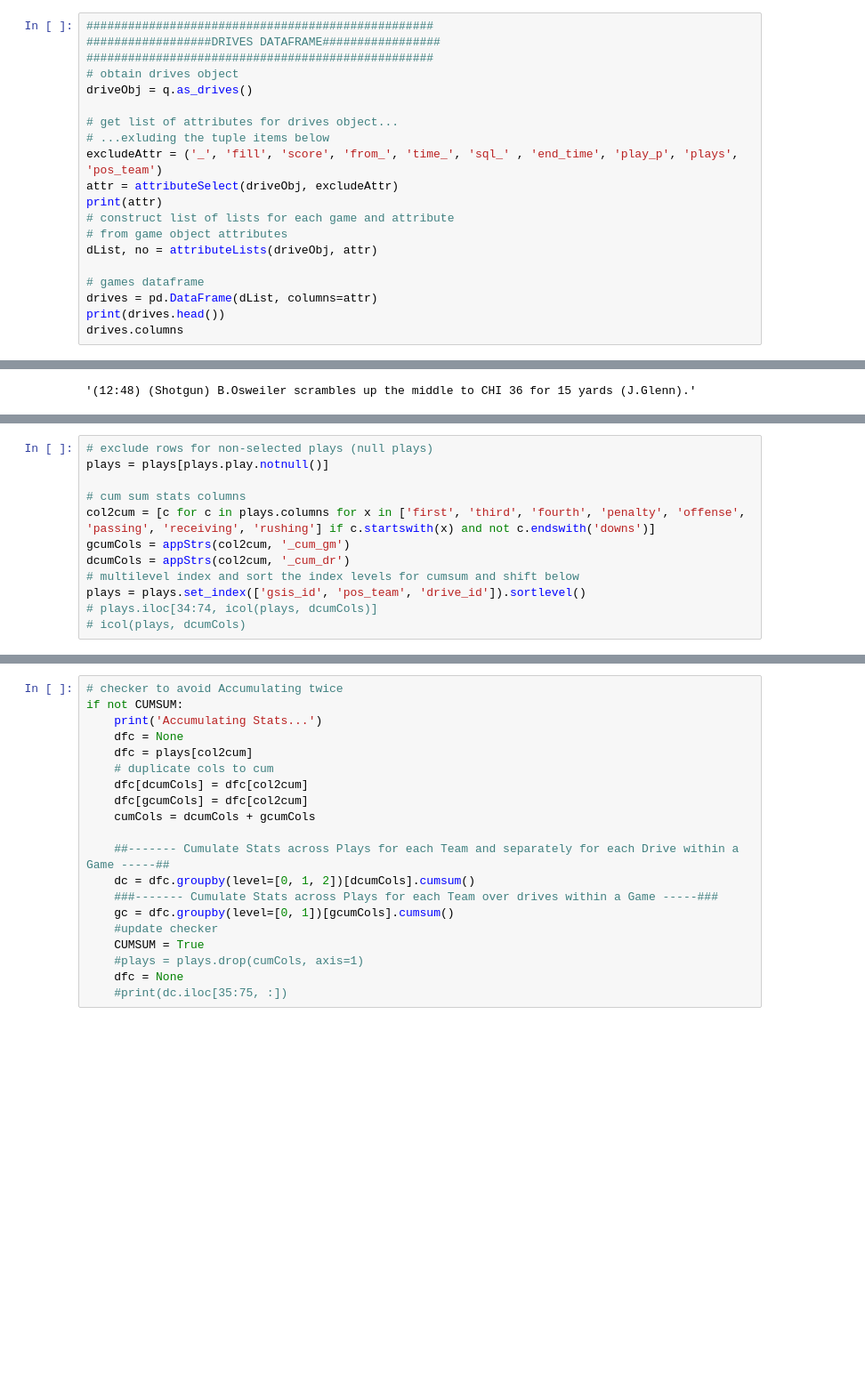
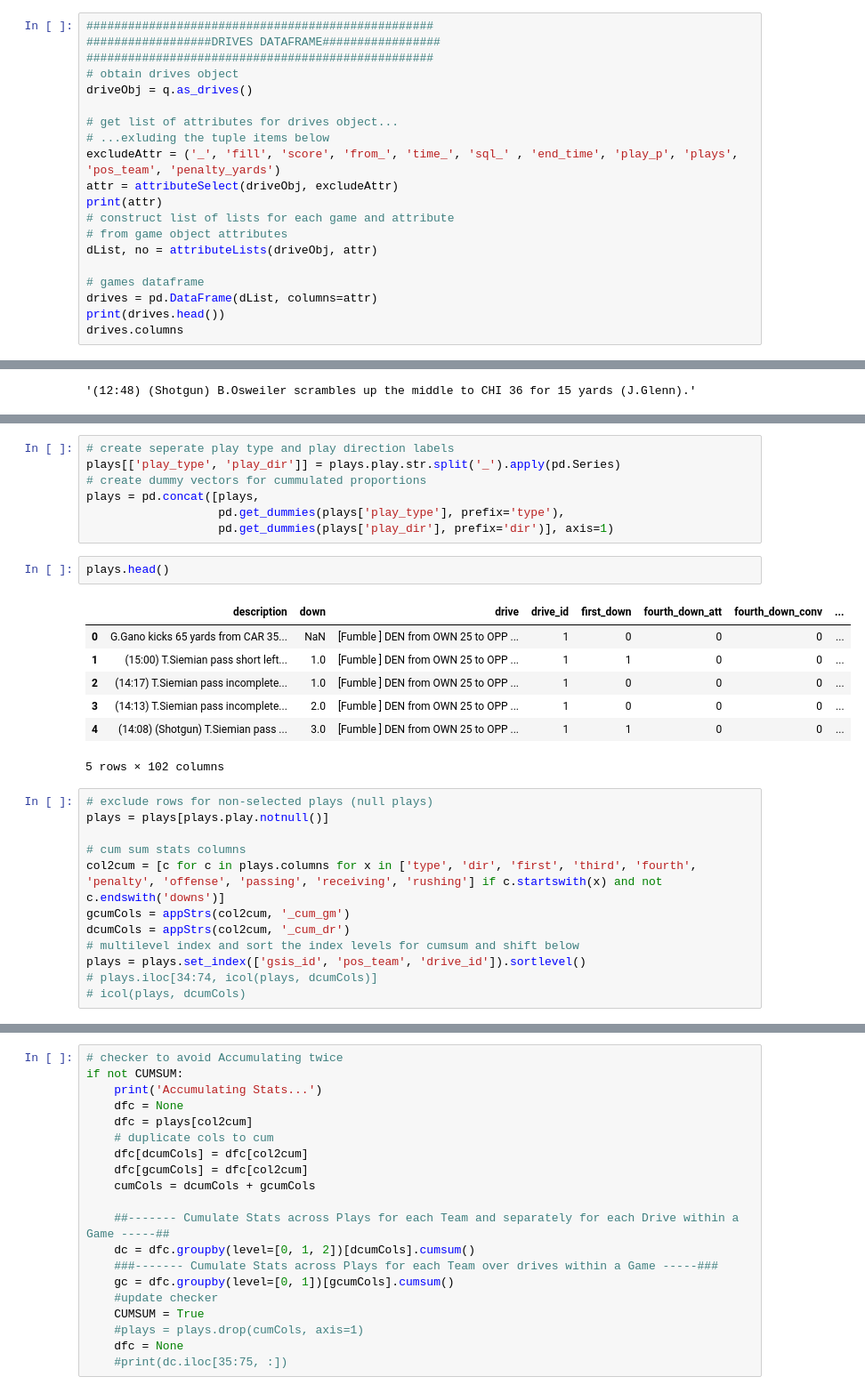
Before and after one commit to SyncingRhythms/nfl-plays-analytics, a Jupyter notebook: plays_wrangle.ipynb, the cells around one changed output, grey strips where cells are left out. Shown at 89% size. Cells and saved outputs as stored; diff of their text form; blank space fills up the shorter version.

```diff
--- a/plays_wrangle.ipynb
+++ b/plays_wrangle.ipynb
@@ -195,7 +191,7 @@ driveObj = q.as_drives()
 
 # get list of attributes for drives object...
 # ...exluding the tuple items below
-excludeAttr = ('_', 'fill', 'score', 'from_', 'time_', 'sql_' , 'end_time', 'play_p', 'plays', 'pos_team')
+excludeAttr = ('_', 'fill', 'score', 'from_', 'time_', 'sql_' , 'end_time', 'play_p', 'plays', 'pos_team', 'penalty_yards')
 attr = attributeSelect(driveObj, excludeAttr)
 print(attr)
 # construct list of lists for each game and attribute
@@ -315,10 +307,27 @@ Example of Pass with no Direction description:
 Name: description, dtype: object
+# %%
+# create seperate play type and play direction labels
+plays[['play_type', 'play_dir']] = plays.play.str.split('_').apply(pd.Series)
+# create dummy vectors for cummulated proportions
+plays = pd.concat([plays,
+                   pd.get_dummies(plays['play_type'], prefix='type'),
+                   pd.get_dummies(plays['play_dir'], prefix='dir')], axis=1)
+# %%
+plays.head()
+# %% [output]
+|  | description | down | drive | drive_id | first_down | fourth_down_att | fourth_down_conv | ... |
+| 0 | G.Gano kicks 65 yards from CAR 35... | NaN | [Fumble ] DEN from OWN 25 to OPP ... | 1 | 0 | 0 | 0 | ... |
+| 1 | (15:00) T.Siemian pass short left... | 1.0 | [Fumble ] DEN from OWN 25 to OPP ... | 1 | 1 | 0 | 0 | ... |
+| 2 | (14:17) T.Siemian pass incomplete... | 1.0 | [Fumble ] DEN from OWN 25 to OPP ... | 1 | 0 | 0 | 0 | ... |
+| 3 | (14:13) T.Siemian pass incomplete... | 2.0 | [Fumble ] DEN from OWN 25 to OPP ... | 1 | 0 | 0 | 0 | ... |
+| 4 | (14:08) (Shotgun) T.Siemian pass ... | 3.0 | [Fumble ] DEN from OWN 25 to OPP ... | 1 | 1 | 0 | 0 | ... |
+5 rows × 102 columns
 # %%
 # exclude rows for non-selected plays (null plays)
 plays = plays[plays.play.notnull()]
 
 # cum sum stats columns
-col2cum = [c for c in plays.columns for x in ['first', 'third', 'fourth', 'penalty', 'offense', 'passing', 'receiving', 'rushing'] if c.startswith(x) and not c.endswith('downs')]
+col2cum = [c for c in plays.columns for x in ['type', 'dir', 'first', 'third', 'fourth', 'penalty', 'offense', 'passing', 'receiving', 'rushing'] if c.startswith(x) and not c.endswith('downs')]
 gcumCols = appStrs(col2cum, '_cum_gm')
 dcumCols = appStrs(col2cum, '_cum_dr')
 # multilevel index and sort the index levels for cumsum and shift below
```
Also changed, not shown: parts of 29 cells of this notebook, 1 other file.
